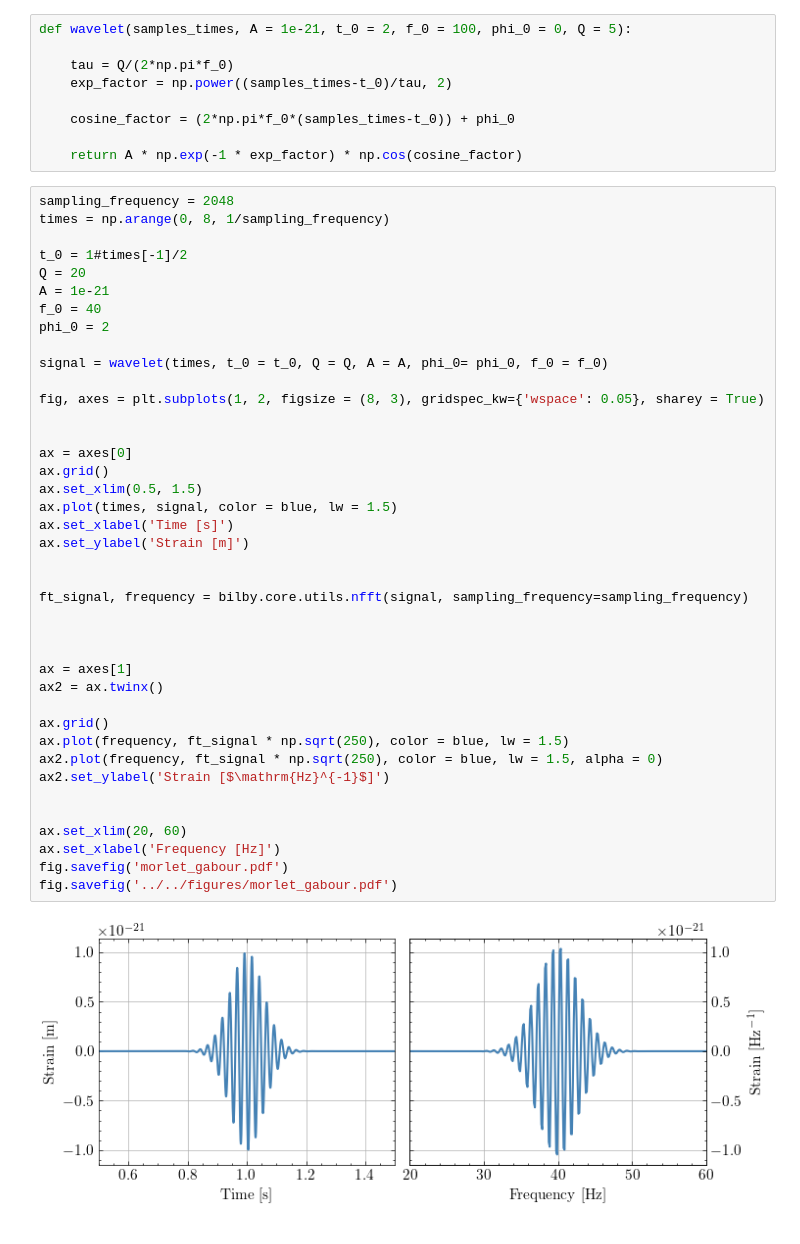
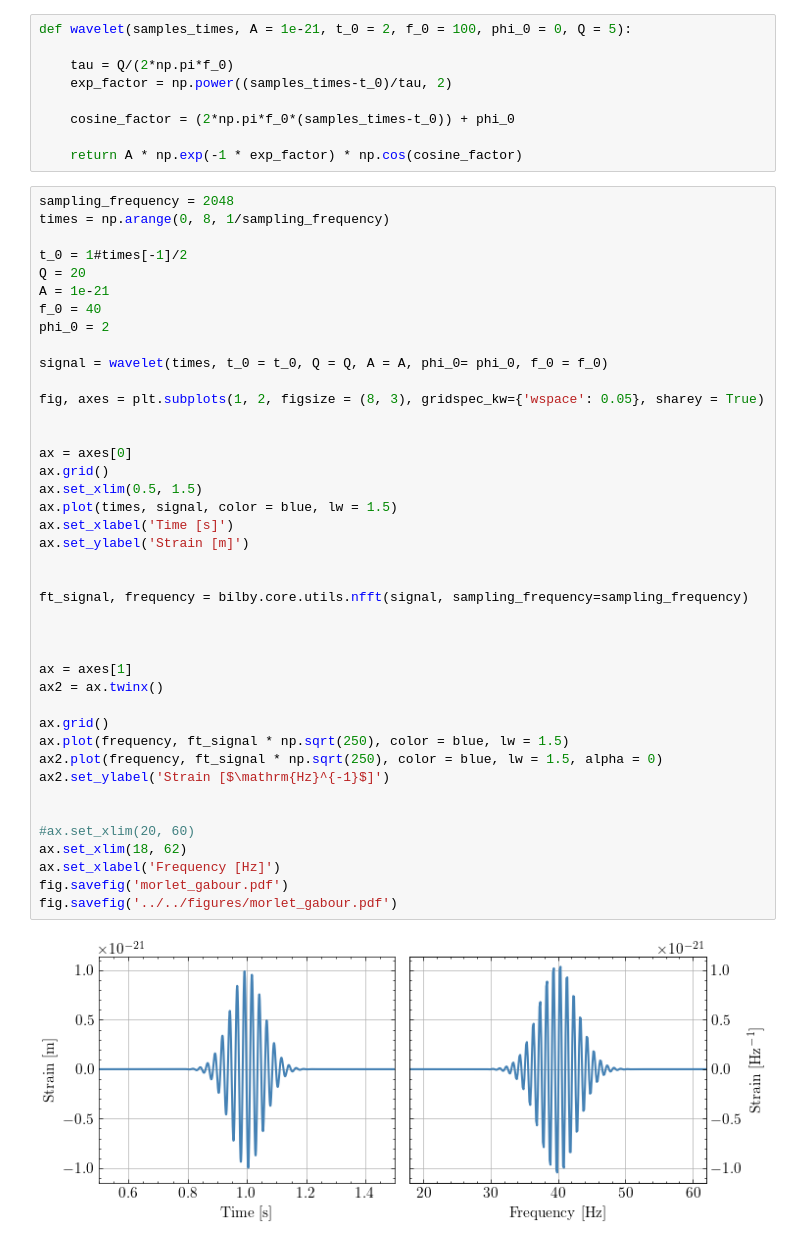
Before and after one commit to narolaharsh/phd-thesis, a Jupyter notebook: plotting_directory/wavelet/wavelet.ipynb, the cells around one changed output. Drawn from its saved outputs; the diff is of its cells as text.

```diff
--- a/plotting_directory/wavelet/wavelet.ipynb
+++ b/plotting_directory/wavelet/wavelet.ipynb
@@ -33,32 +33,33 @@ phi_0 = 2
 signal = wavelet(times, t_0 = t_0, Q = Q, A = A, phi_0= phi_0, f_0 = f_0)
 
 fig, axes = plt.subplots(1, 2, figsize = (8, 3), gridspec_kw={'wspace': 0.05}, sharey = True)
 
 
 ax = axes[0]
 ax.grid()
 ax.set_xlim(0.5, 1.5)
 ax.plot(times, signal, color = blue, lw = 1.5)
 ax.set_xlabel('Time [s]')
 ax.set_ylabel('Strain [m]')
 
 
 ft_signal, frequency = bilby.core.utils.nfft(signal, sampling_frequency=sampling_frequency)
 
 
 
 ax = axes[1]
 ax2 = ax.twinx()
 
 ax.grid()
 ax.plot(frequency, ft_signal * np.sqrt(250), color = blue, lw = 1.5)
 ax2.plot(frequency, ft_signal * np.sqrt(250), color = blue, lw = 1.5, alpha = 0)
 ax2.set_ylabel('Strain [$\mathrm{Hz}^{-1}$]')
 
 
-ax.set_xlim(20, 60)
+#ax.set_xlim(20, 60)
+ax.set_xlim(18, 62)
 ax.set_xlabel('Frequency [Hz]')
 fig.savefig('morlet_gabour.pdf')
 fig.savefig('../../figures/morlet_gabour.pdf')
 # %% [output]
-[figure, old version]
+[figure, new version]
```
Also changed, not shown: 5 other files.
